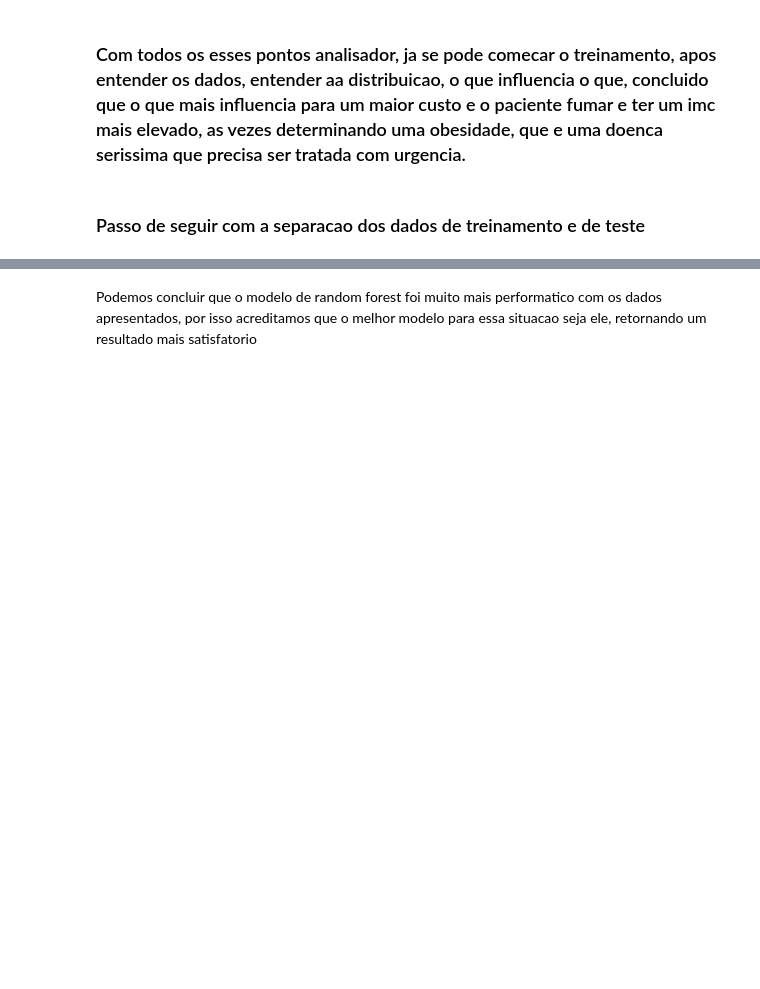
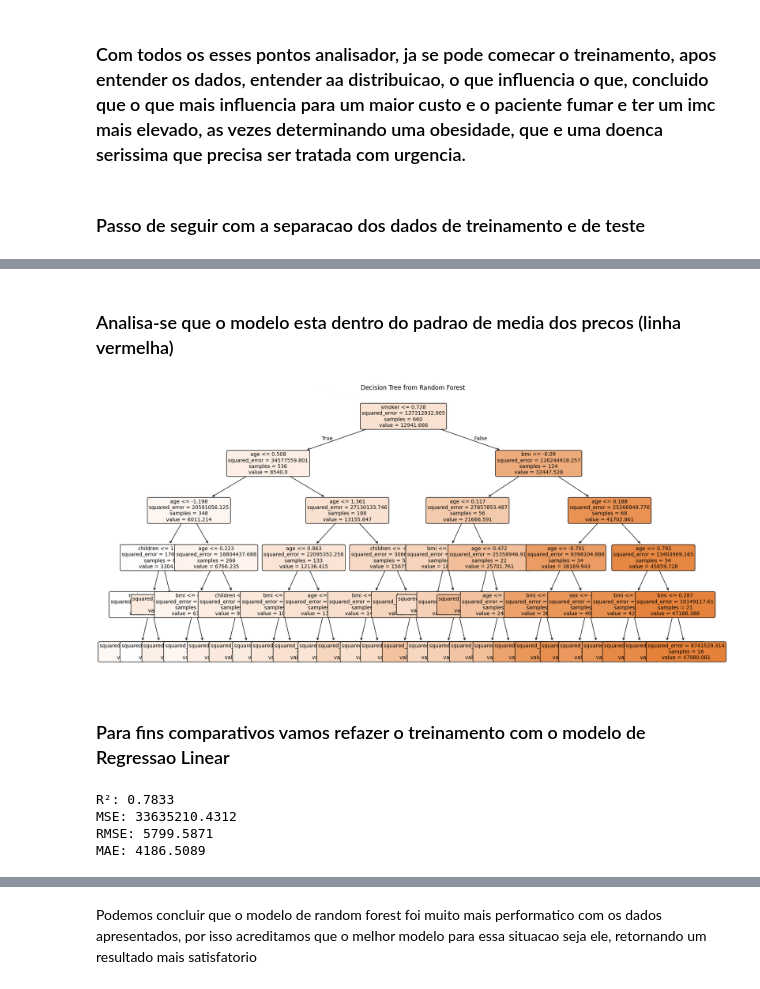
Before and after one commit to Rjoaozinho1/tech_challenge_1, a Jupyter notebook: Tech_Challange_1.ipynb, the cells around one changed output, grey strips where cells are left out. Drawn from its saved outputs; the diff is of its cells as text; code cells hidden in the pictures; blank space fills up the shorter version.

```diff
--- a/Tech_Challange_1.ipynb
+++ b/Tech_Challange_1.ipynb
@@ -830,0 +931,16 @@ comparison
+# %% [markdown]
+### Analisa-se que o modelo esta dentro do padrao de media dos precos (linha vermelha)
+# %%
+from sklearn.tree import plot_tree
+
+tree_to_plot = random_forest.estimators_[0]
+
+# Plot the decision tree
+plt.figure(figsize=(20, 10))
+plot_tree(tree_to_plot, feature_names=df.columns.tolist(), filled=True, rounded=True, fontsize=10)
+plt.title("Decision Tree from Random Forest")
+plt.show()
+# %% [output]
+[figure, added]
+# %% [markdown]
+### Para fins comparativos vamos refazer o treinamento com o modelo de Regressao Linear
@@ -830,0 +953,18 @@ comparison
+# %%
+y_pred_lr = rfe.predict(X_test)
+
+r2_score(y_test, y_pred_lr)
+r2_lr = r2_score(y_test, y_pred_lr)
+mse_lr = mean_squared_error(y_test, y_pred_lr)
+rmse_lr = np.sqrt(mse_lr)
+mae_lr = mean_absolute_error(y_test, y_pred_lr)
+
+print(f"R²: {r2_lr:.4f}")
+print(f"MSE: {mse_lr:.4f}")
+print(f"RMSE: {rmse_lr:.4f}")
+print(f"MAE: {mae_lr:.4f}")
+# %% [output]
+R²: 0.7833
+MSE: 33635210.4312
+RMSE: 5799.5871
+MAE: 4186.5089
```
Also changed, not shown: parts of 45 cells of this notebook, 3 other files.
